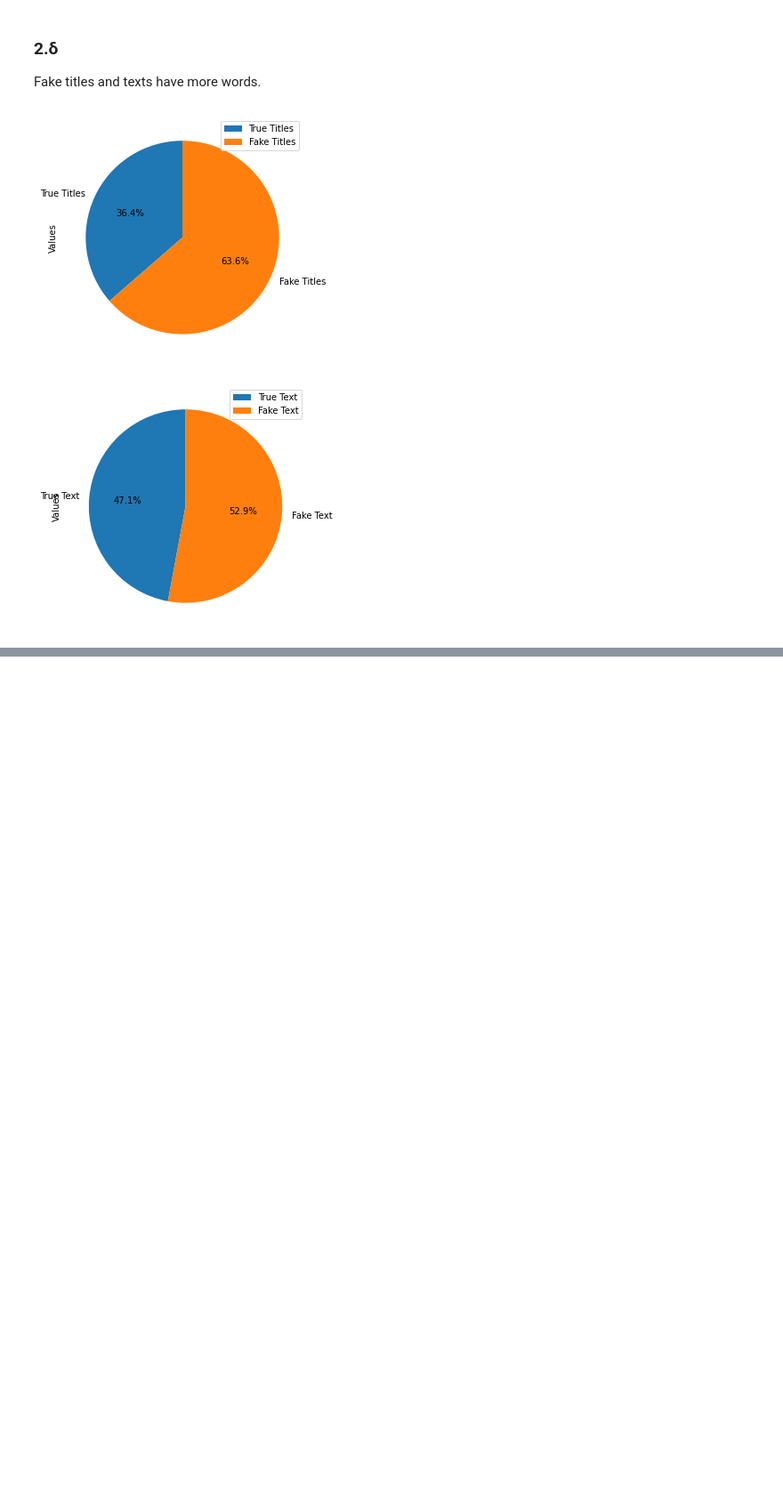
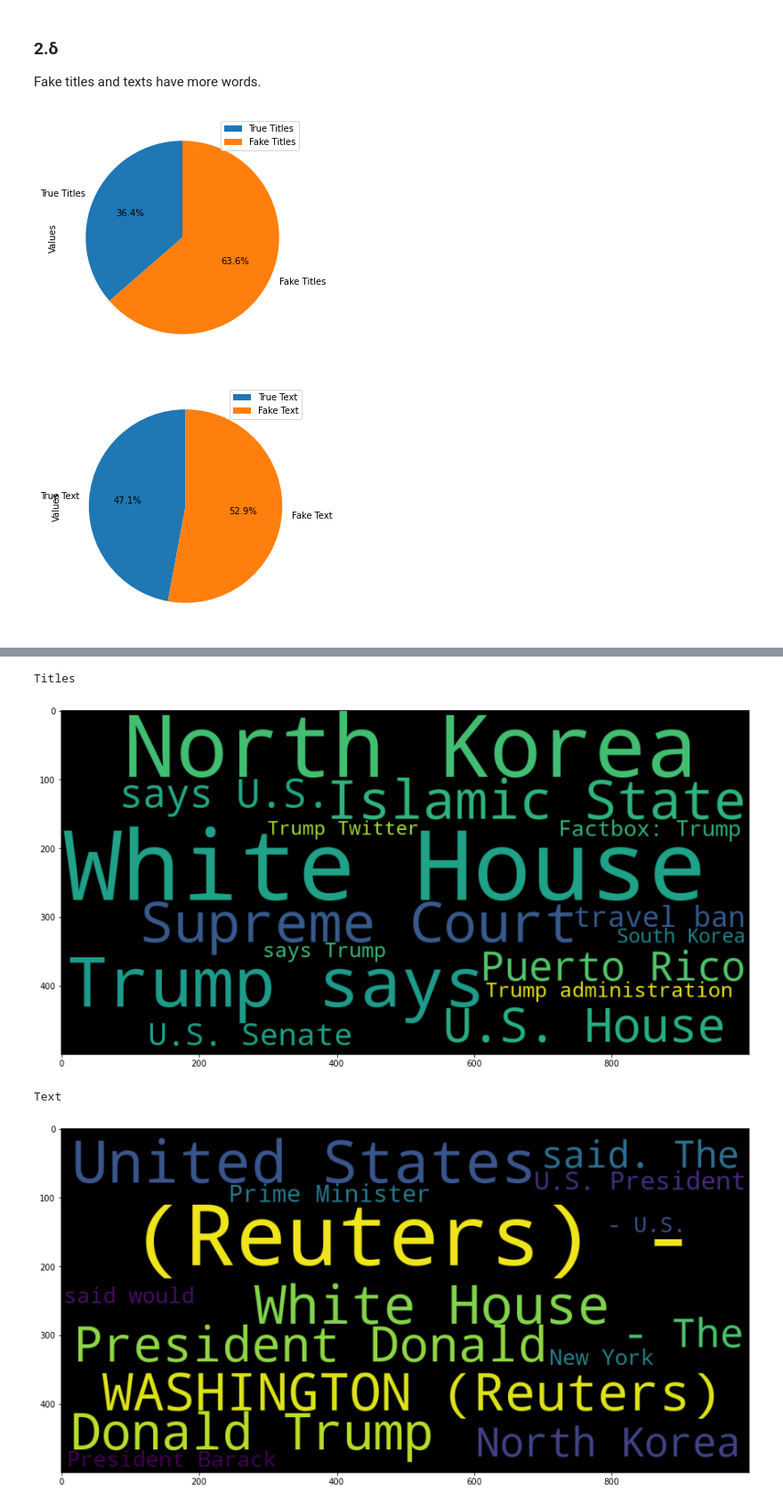
Before and after one commit to Uni-2018-n/tede_2, a Jupyter notebook: main.ipynb, the cells around one changed output, grey strips where cells are left out. Shown at 89% size. Cells and saved outputs as stored; diff of their text form; code cells hidden in the pictures; blank space fills up the shorter version.

```diff
--- a/main.ipynb
+++ b/main.ipynb
@@ -125,0 +131,80 @@ ex_2d()
+# %%
+def ex_2e():
+
+    stop = stopwords.words('english')
+
+    true_df = true.dropna(subset=['title', 'text']) # drop Nan
+    true_df['title_no_stopwords'] = true_df['title'].apply(lambda x: ' '.join([word for word in x.split() if word not in (stop)]))
+    title_bigrams = true_df['title_no_stopwords'].apply(lambda row: list(bigrams(row.split(' ')))).tolist()
+
+    title_bigram_count = {}
+
+    for line in title_bigrams:
+        for word in line:
+            full_word = word[0] + ' ' + word[1]
+
+            if full_word in title_bigram_count:
+                title_bigram_count[full_word] += 1
+            else:
+                title_bigram_count[full_word] = 0
+
+    fake_df = fake.dropna(subset=['title', 'text']) # drop Nan
+    fake_df['title_no_stopwords'] = fake_df['title'].apply(lambda x: ' '.join([word for word in x.split() if word not in (stop)]))
+    title_bigrams = true_df['title_no_stopwords'].apply(lambda row: list(bigrams(row.split(' ')))).tolist()
+
+    for line in title_bigrams:
+        for word in line:
+            full_word = word[0] + ' ' + word[1]
+
+            if full_word in title_bigram_count:
+                title_bigram_count[full_word] += 1
+            else:
+                title_bigram_count[full_word] = 0
+
+    wordcloud = WordCloud(width = 1000, height = 500, max_words=15).generate_from_frequencies(title_bigram_count)
+
+    print("Titles")
+    plt.figure(figsize=(15,8))
+    plt.imshow(wordcloud)
+    plt.show()
+
+
+    true_df['text_no_stopwords'] = true_df['text'].apply(lambda x: ' '.join([word for word in x.split() if word not in (stop)]))
+    title_bigrams = true_df['text_no_stopwords'].apply(lambda row: list(bigrams(row.split(' ')))).tolist()
+
+    title_bigram_count = {}
+
+    for line in title_bigrams:
+        for word in line:
+            full_word = word[0] + ' ' + word[1]
+
+            if full_word in title_bigram_count:
+                title_bigram_count[full_word] += 1
+            else:
+                title_bigram_count[full_word] = 0
+
+    fake_df['text_no_stopwords'] = fake_df['text'].apply(lambda x: ' '.join([word for word in x.split() if word not in (stop)]))
+    title_bigrams = true_df['text_no_stopwords'].apply(lambda row: list(bigrams(row.split(' ')))).tolist()
+
+    for line in title_bigrams:
+        for word in line:
+            full_word = word[0] + ' ' + word[1]
+
+            if full_word in title_bigram_count:
+                title_bigram_count[full_word] += 1
+            else:
+                title_bigram_count[full_word] = 0
+
+    wordcloud = WordCloud(width = 1000, height = 500, max_words=15).generate_from_frequencies(title_bigram_count)
+
+    print("Text")
+    plt.figure(figsize=(15,8))
+    plt.imshow(wordcloud)
+    plt.show()
+
+ex_2e()
+# %% [output]
+Titles
+[figure, added]
+Text
+[figure, added]
```
Also changed, not shown: parts of 2 cells of this notebook.
